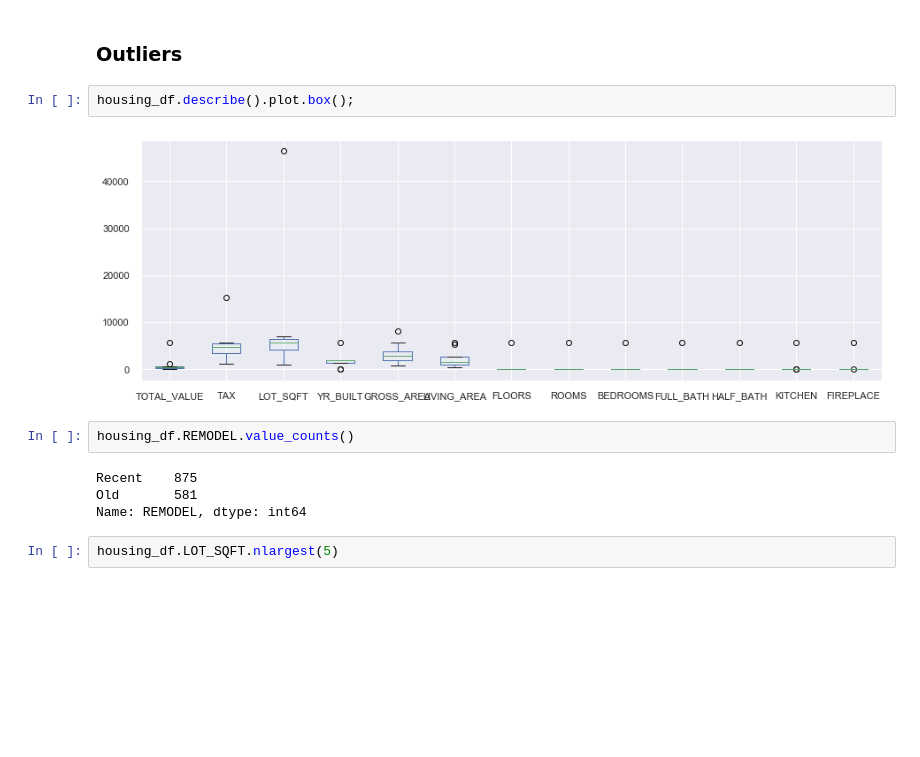
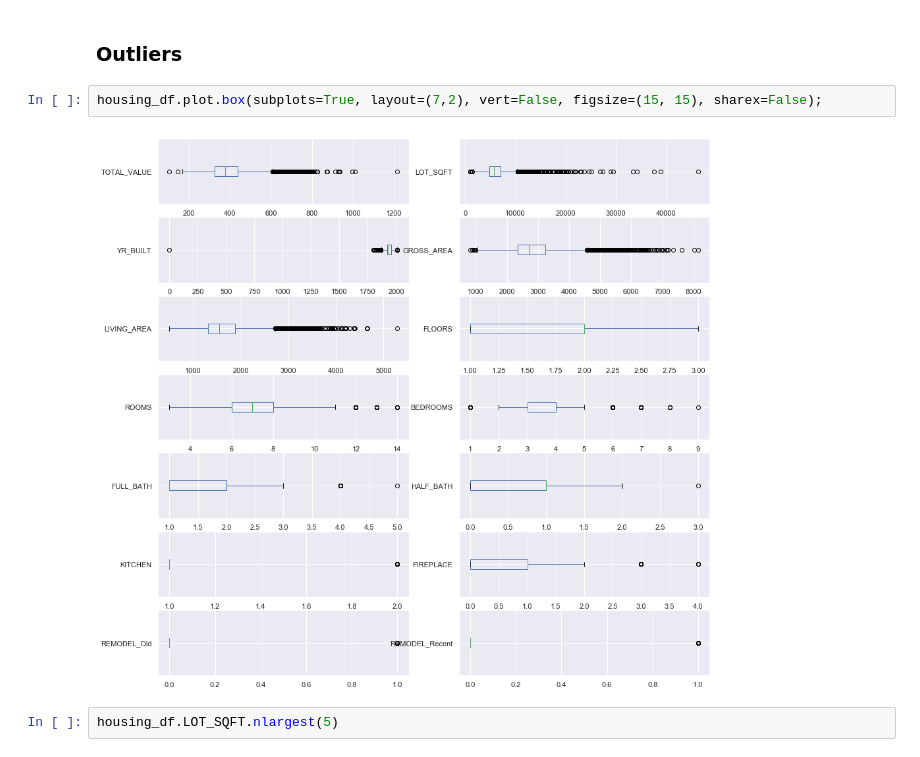
Before and after one commit to Hussainaly/data_mining_business_analytics, a Jupyter notebook: west_roxbury.ipynb, the cells around one changed output. Saved outputs shown, nothing was run; the diff lists cells and outputs as text; blank space fills up the shorter version.

```diff
--- a/west_roxbury.ipynb
+++ b/west_roxbury.ipynb
@@ -100,16 +100,10 @@ REMODEL           3
 dtype: int64
 # %% [markdown]
 ### Outliers
-# %%
-housing_df.describe().plot.box();
-# %% [output]
-[figure, removed]
-# %%
-housing_df.REMODEL.value_counts()
-# %% [output]
-Recent    875
-Old       581
-Name: REMODEL, dtype: int64
+# %%
+housing_df.plot.box(subplots=True, layout=(7,2), vert=False, figsize=(15, 15), sharex=False);
+# %% [output]
+[figure, added]
 # %%
 housing_df.LOT_SQFT.nlargest(5)
 # %% [output]
```
Also changed, not shown: parts of 25 cells of this notebook.
